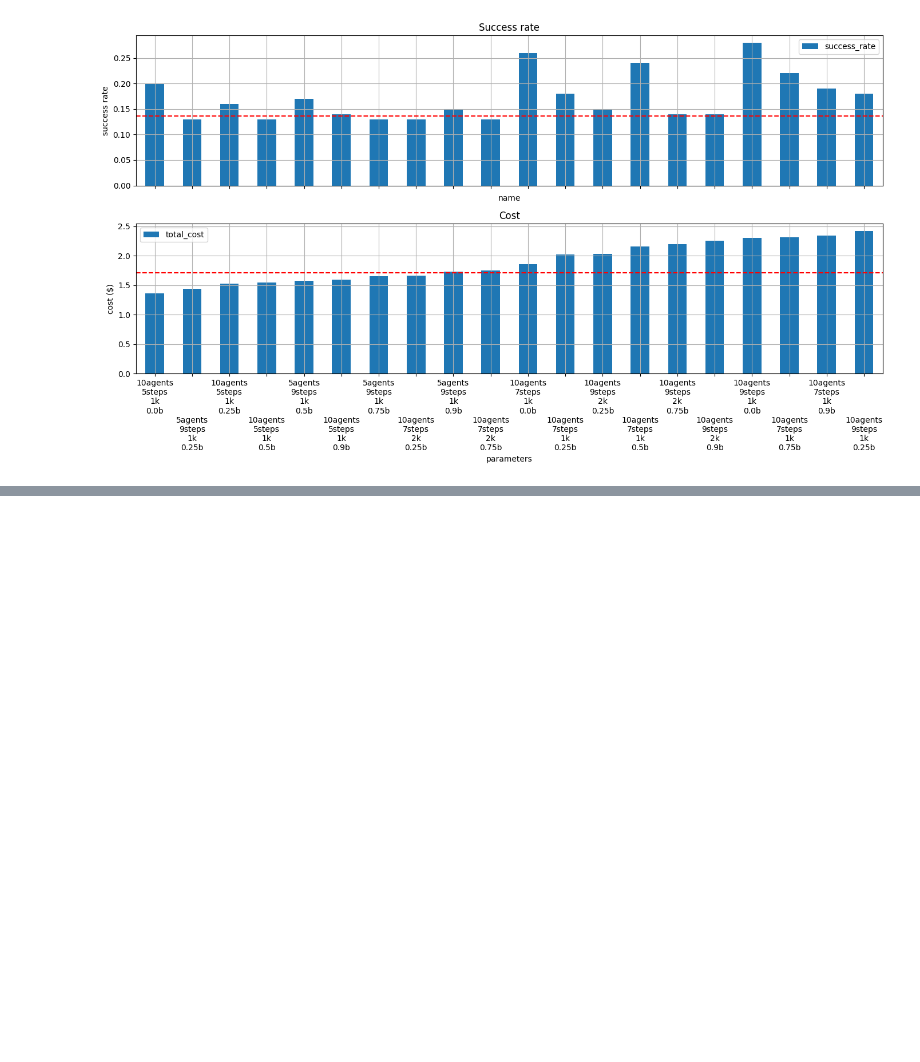
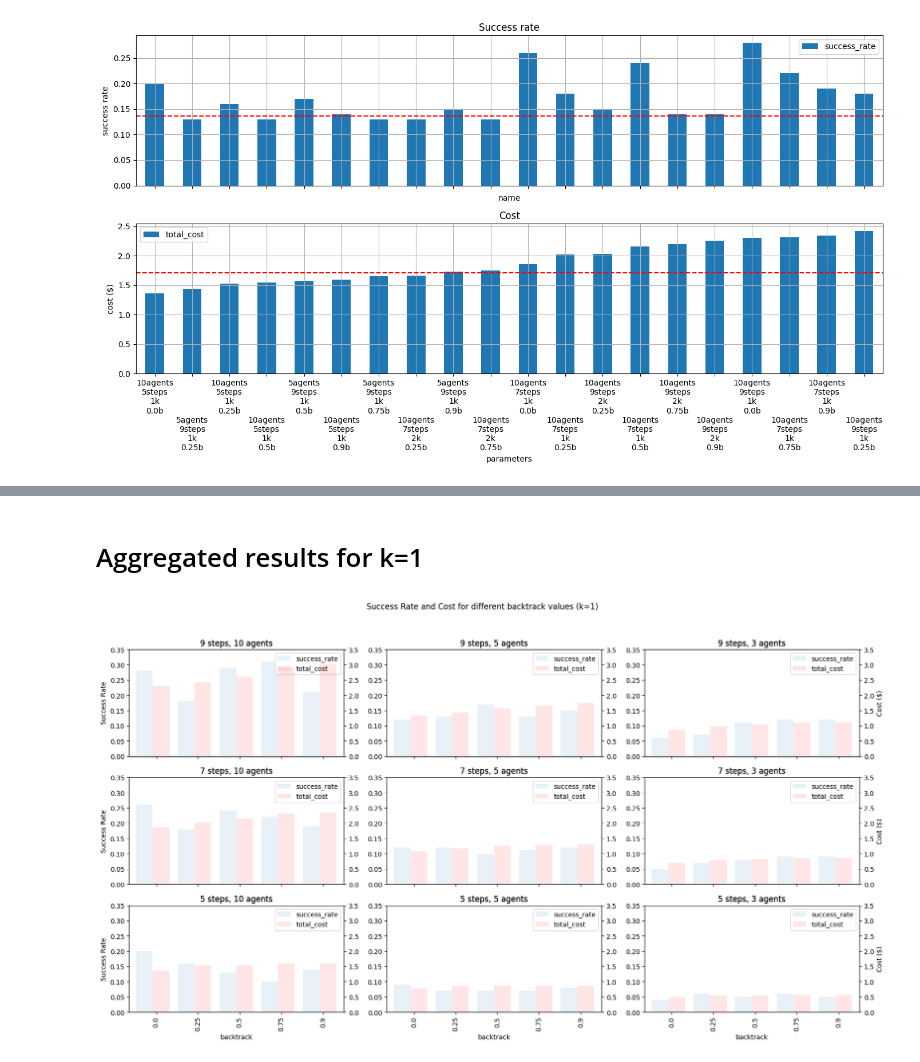
Before and after one commit to au-clan/FoA, a Jupyter notebook: n_overleaf.ipynb, the cells around one changed output, grey strips where cells are left out. Drawn from its saved outputs; the diff is of its cells as text; code cells hidden in the pictures; blank space fills up the shorter version.

Commit message:
Added gridsearch results analysis

```diff
--- a/n_overleaf.ipynb
+++ b/n_overleaf.ipynb
@@ -165,0 +227,40 @@ plt.show()
+# %% [markdown]
+# Aggregated results for k=1
+# %%
+n_steps = df["n_steps"].unique()
+n_agents = df["n_agents"].unique()
+width = 0.4
+
+temp = df[df.k==1].copy()
+temp.sort_values(by=["backtrack"], inplace=True)
+fig, axes = plt.subplots(3, 3, figsize=(20, 10))
+
+for i, steps in enumerate(n_steps):
+    for j, agents in enumerate(n_agents):
+        cost_axis = axes[i,j].twinx()
+        temp[(temp.n_steps==steps) & (temp.n_agents==agents)].plot(x="backtrack", y="success_rate", ax=axes[i,j], title=f"{steps} steps, {agents} agents", kind="bar", alpha=0.1, width=-width, position=-width/2)
+        temp[(temp.n_steps==steps) & (temp.n_agents==agents)].plot(x="backtrack", y="total_cost", ax=cost_axis, title=f"{steps} steps, {agents} agents", kind="bar", color="red", alpha=0.1, width=width, position=width/2)
+        axes[i,j].set_ylim(0, 0.35)
+        axes[i,j].set_xlim(-0.65, 4.5)
+        cost_axis.set_ylim(0, 3.5)
+
+        # Combining legends
+        lines, labels = axes[i,j].get_legend_handles_labels()
+        lines2, labels2 = cost_axis.get_legend_handles_labels()
+        axes[i,j].legend(lines + lines2, labels + labels2, loc="best")
+        cost_axis.legend().remove()
+        if i!=2:
+            axes[i,j].set_xticklabels([])
+            axes[i,j].set_xlabel("")
+
+        if j==0:
+            axes[i,j].set_ylabel("Success Rate")
+
+        if j==2:
+            cost_axis.set_ylabel("Cost ($)")
+
+plt.suptitle("Success Rate and Cost for different backtrack values (k=1)")
+plt.savefig("pics/gridsearch.png")
+plt.show()
+# %% [output]
+[figure, added]
```
Also changed, not shown: parts of 5 cells of this notebook, 5 other files.
